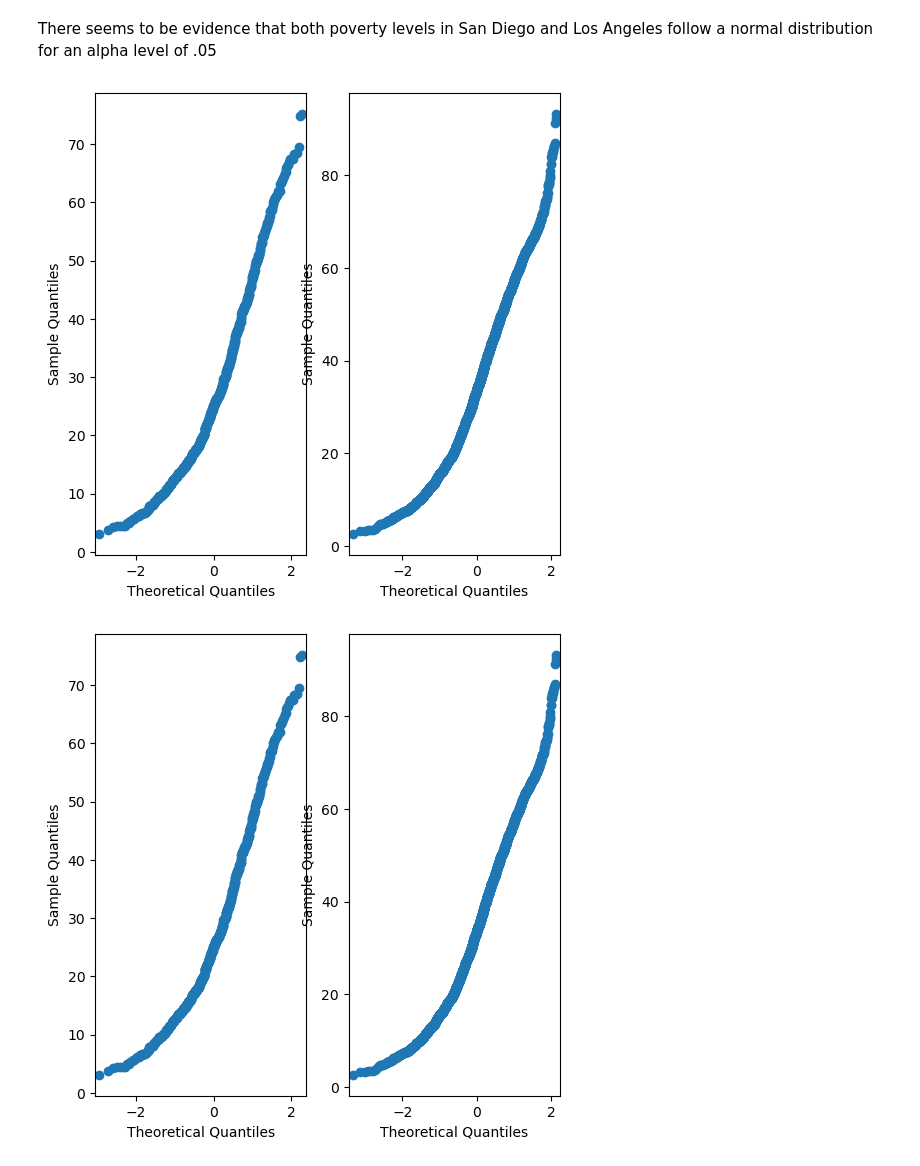
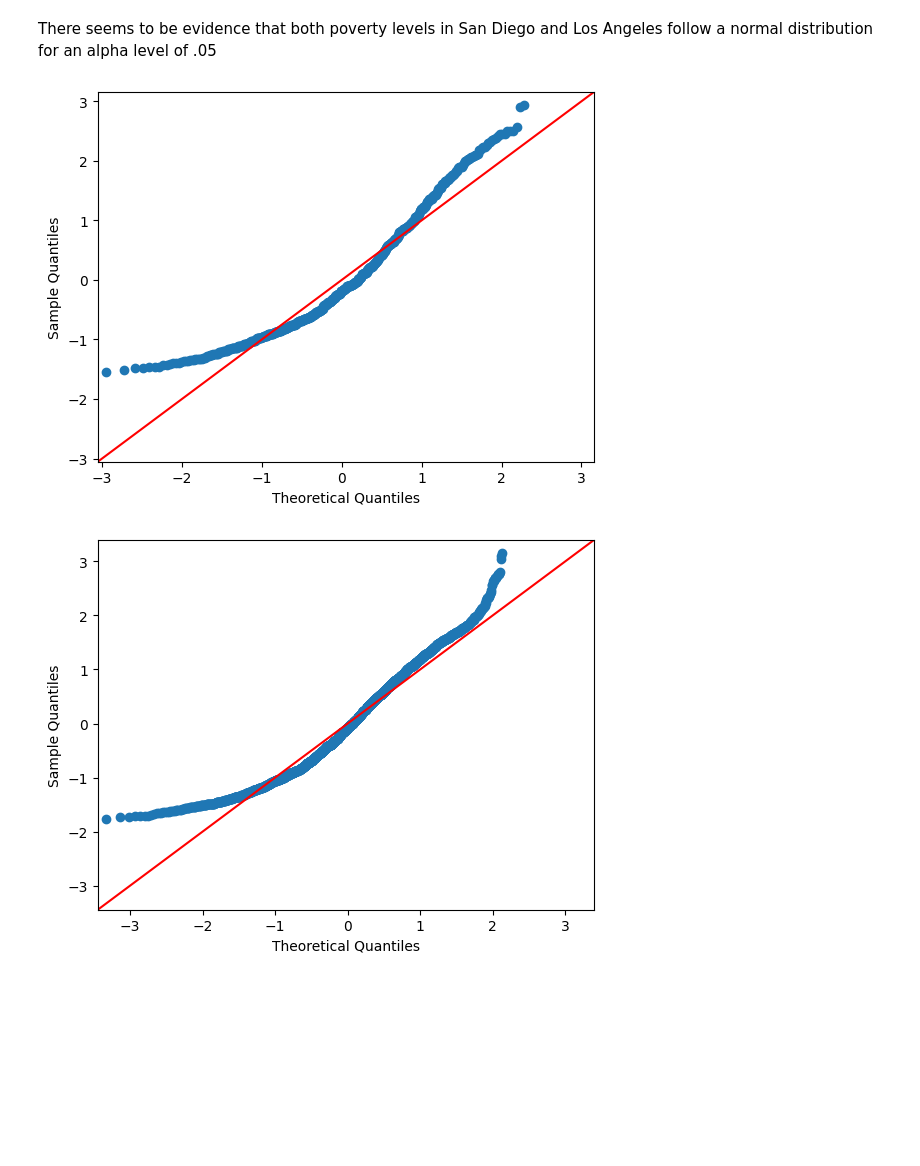
Before and after one commit to valenciaaalberto/Math189Project, a Jupyter notebook: Data/project.ipynb, the cells around one changed output. Cells and saved outputs as stored; diff of their text form; code cells hidden in the pictures; blank space fills up the shorter version.

```diff
--- a/Data/project.ipynb
+++ b/Data/project.ipynb
@@ -286,10 +276,10 @@ else:
 FAIL TO REJECT NULL
 # %% [markdown]
 There seems to be evidence that both poverty levels in San Diego and Los Angeles follow a normal distribution for an alpha level of .05
-# %%
-fig, ax = plt.subplots(1, 2, figsize=(6, 6))
-sm.qqplot(sd['Poverty'], stats.norm,ax=ax[0])
-sm.qqplot(la['Poverty'], stats.norm,ax=ax[1])
-# %% [output]
-[figure, removed]
-[figure, removed]
+# %%
+sm.qqplot((sd['Poverty'] - sd['Poverty'].mean()) / np.std(sd['Poverty']), stats.norm, line='45')
+sm.qqplot((la['Poverty'] - la['Poverty'].mean()) / np.std(la['Poverty']), stats.norm, line='45')
+hide = []
+# %% [output]
+[figure, added]
+[figure, added]
```
Also changed, not shown: parts of 21 cells of this notebook.
